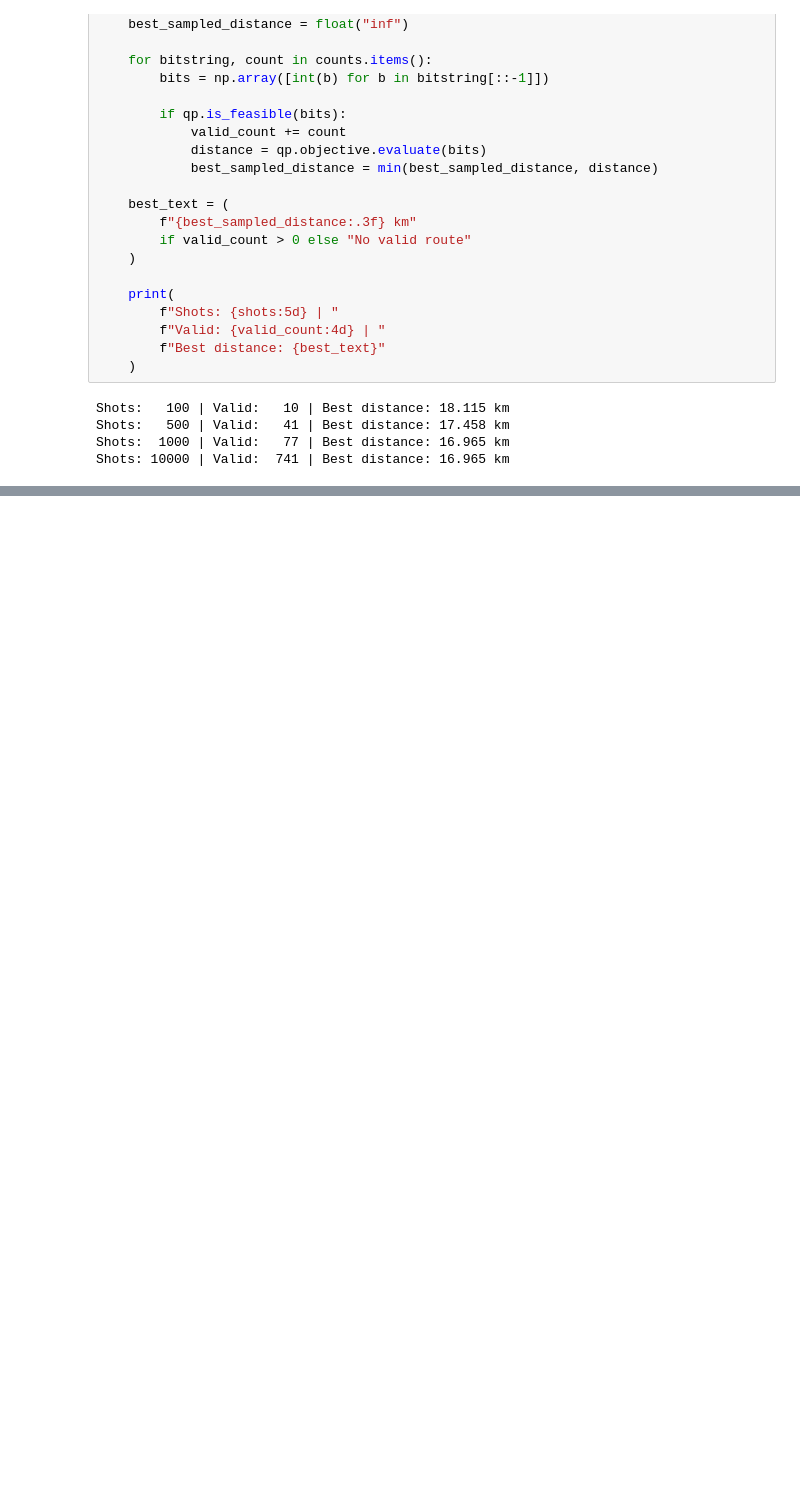
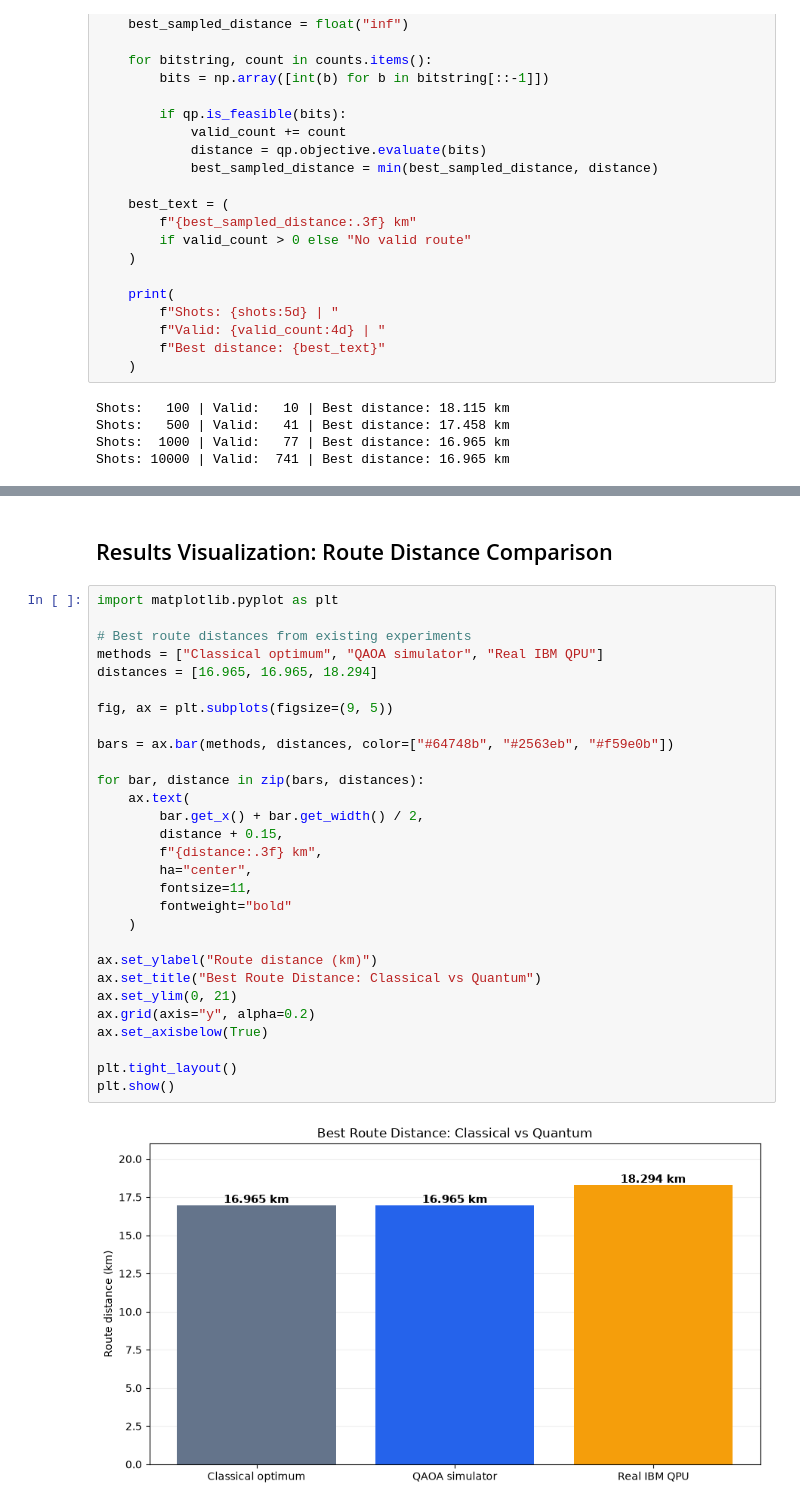
Before and after one commit to sisalik/qest-hack26-omniva, a Jupyter notebook: Eli_solution.ipynb, the cells around one changed output, grey strips where cells are left out. Saved outputs shown, nothing was run; the diff lists cells and outputs as text; blank space fills up the shorter version.

```diff
--- a/Eli_solution.ipynb
+++ b/Eli_solution.ipynb
@@ -536,0 +680,33 @@ Shots: 10000 | Valid:  741 | Best distance: 16.965 km
+# %% [markdown]
+## Results Visualization: Route Distance Comparison
+# %%
+import matplotlib.pyplot as plt
+
+# Best route distances from existing experiments
+methods = ["Classical optimum", "QAOA simulator", "Real IBM QPU"]
+distances = [16.965, 16.965, 18.294]
+
+fig, ax = plt.subplots(figsize=(9, 5))
+
+bars = ax.bar(methods, distances, color=["#64748b", "#2563eb", "#f59e0b"])
+
+for bar, distance in zip(bars, distances):
+    ax.text(
+        bar.get_x() + bar.get_width() / 2,
+        distance + 0.15,
+        f"{distance:.3f} km",
+        ha="center",
+        fontsize=11,
+        fontweight="bold"
+    )
+
+ax.set_ylabel("Route distance (km)")
+ax.set_title("Best Route Distance: Classical vs Quantum")
+ax.set_ylim(0, 21)
+ax.grid(axis="y", alpha=0.2)
+ax.set_axisbelow(True)
+
+plt.tight_layout()
+plt.show()
+# %% [output]
+[figure, added]
```
Also changed, not shown: parts of 20 cells of this notebook, 1 other file.
